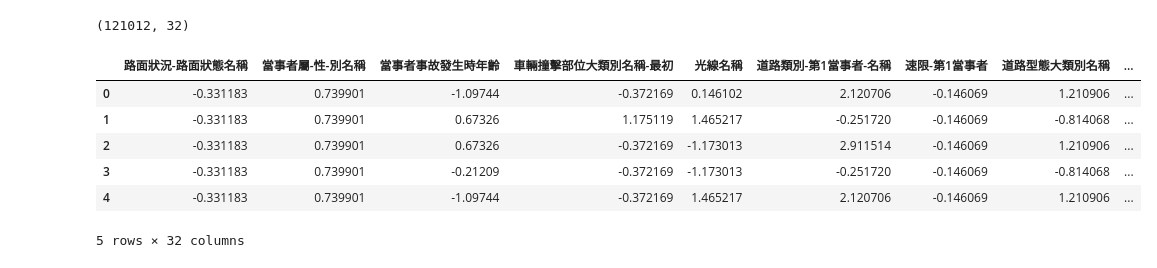
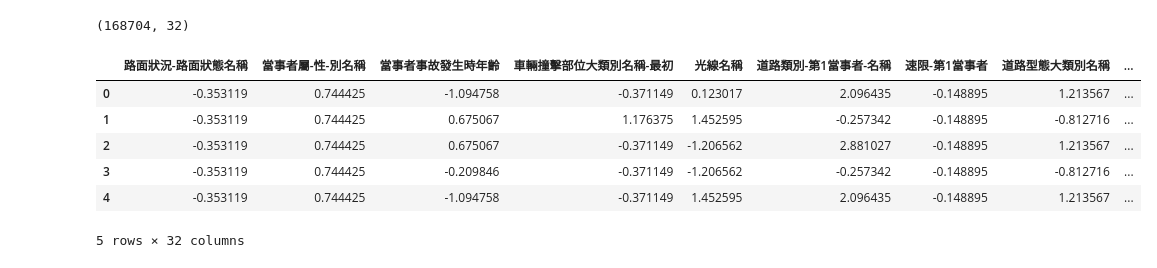
Before and after one commit to kennywang112/TrafficTDApython, a Jupyter notebook: 離群值比較V2.ipynb, the cells around one changed output. Drawn from its saved outputs; the diff is of its cells as text; code cells hidden in the pictures.

```diff
--- a/離群值比較V2.ipynb
+++ b/離群值比較V2.ipynb
@@ -21,13 +21,17 @@ from models import *
 data1 = pd.read_csv("./Data/NPA_TMA2_1.csv", low_memory=False)[:-2]
 data2 = pd.read_csv("./Data/NPA_TMA2_2.csv", low_memory=False)[:-2]
 data3 = pd.read_csv("./Data/NPA_TMA2_3.csv", low_memory=False)[:-2]
-data4 = pd.read_csv("./Data/NPA_TMA2_4.csv", low_memory=False)[:-2]
-dataA1 = pd.read_csv("./Data/NPA_TMA1.csv")[:-2]
+data4 = pd.read_csv("./Data/NPA_TMA2_4_new.csv", low_memory=False)[:-2]
+data5 = pd.read_csv("./Data/NPA_TMA2_5.csv", low_memory=False)[:-2]
+data6 = pd.read_csv("./Data/NPA_TMA2_6.csv", low_memory=False)[:-2]
 
-dataA2 = pd.concat([data1, data2, data3, data4], ignore_index=True)
+dataA2 = pd.concat([data1, data2, data3, data4, data5, data6], ignore_index=True)
+
+dataA1 = pd.read_csv("./Data/NPA_TMA1_new.csv")[:-2]
 # %%
-def preprocess(input_data, select_lst, sample = 592):
+def preprocess(input_data, select_lst):
     sample_data = input_data[input_data['當事者順位'] == 1].reset_index(drop=True, inplace=False)
+    sample_data = sample_data[sample_data['發生月份'] < 7]
     dataA = sample_data[select_lst]
 
     death_injury_data = split_death_injury(dataA['死亡受傷人數'])
@@ -37,20 +41,6 @@ def preprocess(input_data, select_lst, sample = 592):
     return dist_df, sample_data
 
 # List of columns to select
-select_lst_new = [
-    '光線名稱',
-    '道路類別-第1當事者-名稱',
-    '速限-第1當事者', #'道路障礙-視距品質名稱', # 和速限共線
-    '道路型態大類別名稱', '事故位置大類別名稱',
-    # '路面狀況-路面鋪裝名稱', '路面狀況-路面缺陷名稱', '道路障礙-障礙物名稱', # 分類幾乎都是無缺陷
-    '號誌-號誌種類名稱',
-    '車道劃分設施-分向設施大類別名稱', '車道劃分設施-分道設施-快車道或一般車道間名稱',
-    '車道劃分設施-分道設施-快慢車道間名稱', '車道劃分設施-分道設施-路面邊線名稱',
-    '事故類型及型態大類別名稱',
-    # '死亡受傷人數',
-    # '經度', '緯度',
-    # '死亡', '受傷'
-]
 select_lst = [
     '路面狀況-路面狀態名稱',
     # '肇因研判大類別名稱-主要', # 降低預測值
@@ -69,53 +59,40 @@ select_lst = [
     '當事者行動狀態子類別名稱', '車輛撞擊部位子類別名稱-最初', '肇因研判子類別名稱-個別',
     # '當事者區分-類別-大類別名稱-車種', # 降低預測值
     '當事者區分-類別-子類別名稱-車種',
     '保護裝備名稱', '行動電話或電腦或其他相類功能裝置名稱',
     '當事者行動狀態大類別名稱',
     '車輛撞擊部位大類別名稱-其他', '肇因研判大類別名稱-個別', '肇事逃逸類別名稱-是否肇逃',
     '號誌-號誌動作名稱',
     # '路面狀況-路面鋪裝名稱', '道路障礙-視距名稱', '車道劃分設施-分向設施子類別名稱', '車道劃分設施-分道設施-快慢車道間名稱', '車輛撞擊部位大類別名稱-其他',
     # '道路障礙-障礙物名稱', '道路型態子類別名稱', '路面狀況-路面缺陷名稱', '天候名稱', '車輛撞擊部位子類別名稱-其他',
     '死亡受傷人數',
     '經度', '緯度',
 ]
-# select_lst = [
-#     '光線名稱',
-#     '道路類別-第1當事者-名稱',
-#     '速限-第1當事者', #'道路障礙-視距品質名稱', # 和速限共線
-#     '道路型態大類別名稱', '事故位置大類別名稱',
-#     # '路面狀況-路面鋪裝名稱', '路面狀況-路面缺陷名稱', '道路障礙-障礙物名稱', # 分類幾乎都是無缺陷
-#     '號誌-號誌種類名稱',
-#     '車道劃分設施-分向設施大類別名稱', '車道劃分設施-分道設施-快車道或一般車道間名稱',
-#     '車道劃分設施-分道設施-快慢車道間名稱', '車道劃分設施-分道設施-路面邊線名稱',
-#     '事故類型及型態大類別名稱',
-#     '死亡受傷人數',
-#     '經度', '緯度',
-# ]
 
-dist_dfA1 = preprocess(dataA1, select_lst, sample = 592)
-dist_dfA2 = preprocess(dataA2, select_lst, sample = 11840) # 120420
+dist_dfA1 = preprocess(dataA1, select_lst)
+dist_dfA2 = preprocess(dataA2, select_lst)
 
 rbind_data = pd.concat([dist_dfA1[0], dist_dfA2[0]], axis=0, ignore_index=True)
 
 rbind_data.loc[rbind_data['受傷'] > 1, '受傷'] = 2
 rbind_data['速限-第1當事者'] = rbind_data['速限-第1當事者'].apply(lambda x: 1 if x > 60 else 0)
 rbind_data = process_age(rbind_data)
 
 dist_df = process_data(rbind_data)
 scaler = StandardScaler()
 
 full_dist = pd.DataFrame(scaler.fit_transform(dist_df), columns = dist_df.columns)
 X1 = full_dist.drop(['受傷', '死亡', '經度', '緯度'], axis=1)
 
 print(full_dist.shape)
 full_dist.head()
 # %% [output]
-(121012, 32)
+(168704, 32)
 |  | 路面狀況-路面狀態名稱 | 當事者屬-性-別名稱 | 當事者事故發生時年齡 | 車輛撞擊部位大類別名稱-最初 | 光線名稱 | 道路類別-第1當事者-名稱 | 速限-第1當事者 | 道路型態大類別名稱 | ... |
-| 0 | -0.331183 | 0.739901 | -1.09744 | -0.372169 | 0.146102 | 2.120706 | -0.146069 | 1.210906 | ... |
-| 1 | -0.331183 | 0.739901 | 0.67326 | 1.175119 | 1.465217 | -0.251720 | -0.146069 | -0.814068 | ... |
-| 2 | -0.331183 | 0.739901 | 0.67326 | -0.372169 | -1.173013 | 2.911514 | -0.146069 | 1.210906 | ... |
-| 3 | -0.331183 | 0.739901 | -0.21209 | -0.372169 | -1.173013 | -0.251720 | -0.146069 | -0.814068 | ... |
-| 4 | -0.331183 | 0.739901 | -1.09744 | -0.372169 | 1.465217 | 2.120706 | -0.146069 | 1.210906 | ... |
+| 0 | -0.353119 | 0.744425 | -1.094758 | -0.371149 | 0.123017 | 2.096435 | -0.148895 | 1.213567 | ... |
+| 1 | -0.353119 | 0.744425 | 0.675067 | 1.176375 | 1.452595 | -0.257342 | -0.148895 | -0.812716 | ... |
+| 2 | -0.353119 | 0.744425 | 0.675067 | -0.371149 | -1.206562 | 2.881027 | -0.148895 | 1.213567 | ... |
+| 3 | -0.353119 | 0.744425 | -0.209846 | -0.371149 | -1.206562 | -0.257342 | -0.148895 | -0.812716 | ... |
+| 4 | -0.353119 | 0.744425 | -1.094758 | -0.371149 | 1.452595 | 2.096435 | -0.148895 | 1.213567 | ... |
 5 rows × 32 columns
 # %%
```
Also changed, not shown: parts of 12 cells of this notebook, 4 other files.
